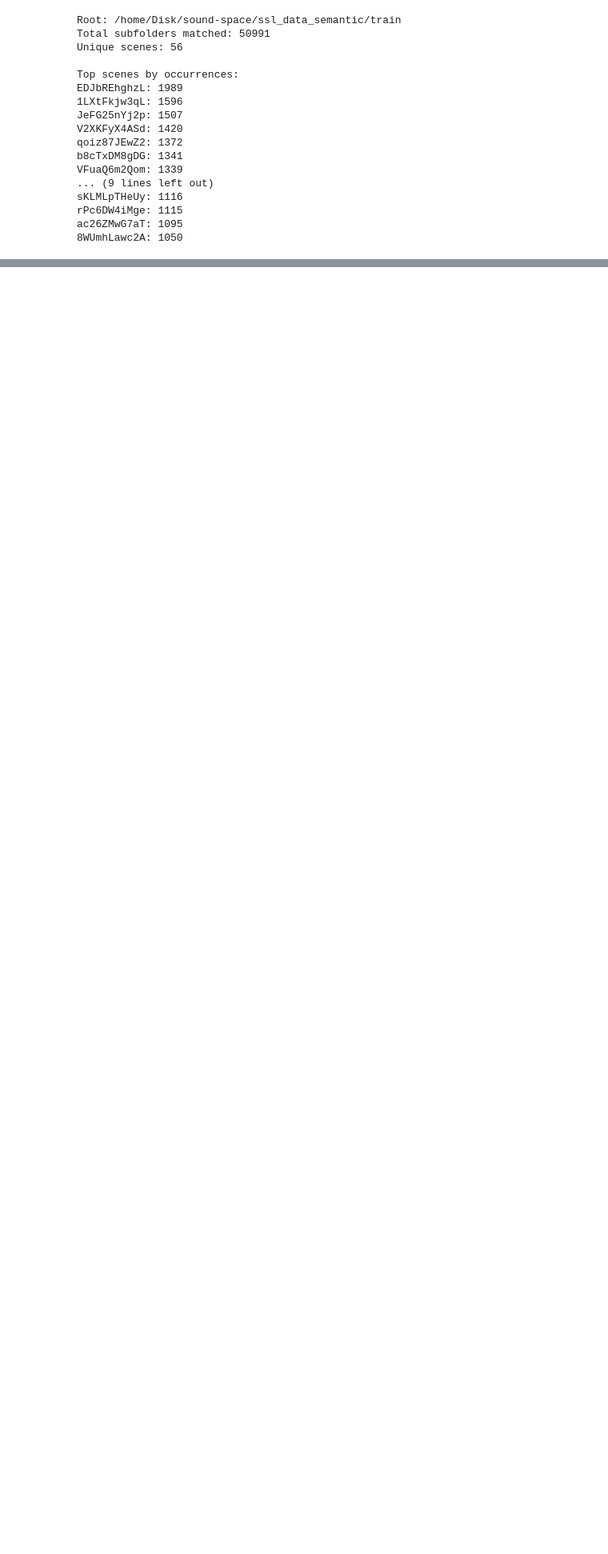
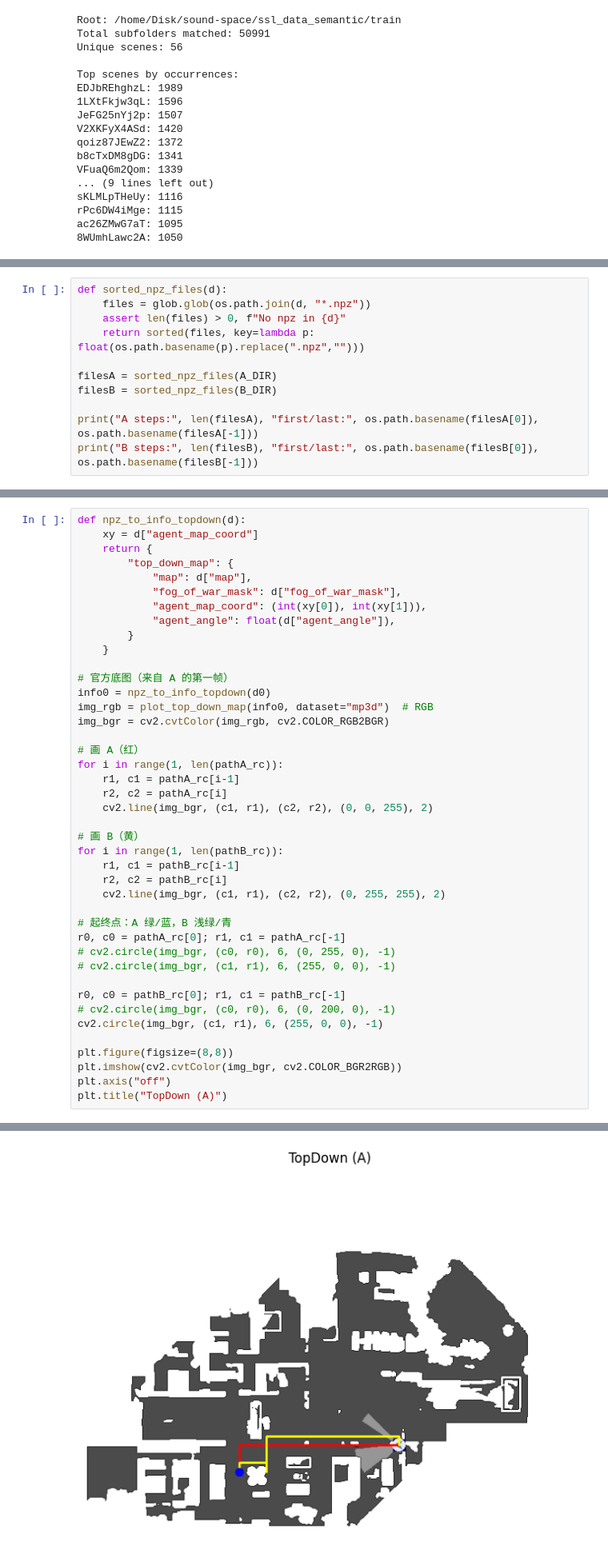
Before and after one commit to yizhuoyang/ss_nav, a Jupyter notebook: test_sim.ipynb, the cells around one changed output, grey strips where cells are left out. Shown at 80% size. Drawn from its saved outputs; the diff is of its cells as text; blank space fills up the shorter version.

```diff
--- a/test_sim.ipynb
+++ b/test_sim.ipynb
@@ -121,0 +336,11 @@ ac26ZMwG7aT: 1095
+# %%
+def sorted_npz_files(d):
+    files = glob.glob(os.path.join(d, "*.npz"))
+    assert len(files) > 0, f"No npz in {d}"
+    return sorted(files, key=lambda p: float(os.path.basename(p).replace(".npz","")))
+
+filesA = sorted_npz_files(A_DIR)
+filesB = sorted_npz_files(B_DIR)
+
+print("A steps:", len(filesA), "first/last:", os.path.basename(filesA[0]), os.path.basename(filesA[-1]))
+print("B steps:", len(filesB), "first/last:", os.path.basename(filesB[0]), os.path.basename(filesB[-1]))
@@ -121,0 +426,43 @@ ac26ZMwG7aT: 1095
+# %%
+def npz_to_info_topdown(d):
+    xy = d["agent_map_coord"]
+    return {
+        "top_down_map": {
+            "map": d["map"],
+            "fog_of_war_mask": d["fog_of_war_mask"],
+            "agent_map_coord": (int(xy[0]), int(xy[1])),
+            "agent_angle": float(d["agent_angle"]),
+        }
+    }
+
+# 官方底图（来自 A 的第一帧）
+info0 = npz_to_info_topdown(d0)
+img_rgb = plot_top_down_map(info0, dataset="mp3d")  # RGB
+img_bgr = cv2.cvtColor(img_rgb, cv2.COLOR_RGB2BGR)
+
+# 画 A（红）
+for i in range(1, len(pathA_rc)):
+    r1, c1 = pathA_rc[i-1]
+    r2, c2 = pathA_rc[i]
+    cv2.line(img_bgr, (c1, r1), (c2, r2), (0, 0, 255), 2)
+
+# 画 B（黄）
+for i in range(1, len(pathB_rc)):
+    r1, c1 = pathB_rc[i-1]
+    r2, c2 = pathB_rc[i]
+    cv2.line(img_bgr, (c1, r1), (c2, r2), (0, 255, 255), 2)
+
+# 起终点：A 绿/蓝，B 浅绿/青
+r0, c0 = pathA_rc[0]; r1, c1 = pathA_rc[-1]
+# cv2.circle(img_bgr, (c0, r0), 6, (0, 255, 0), -1)
+# cv2.circle(img_bgr, (c1, r1), 6, (255, 0, 0), -1)
+
+r0, c0 = pathB_rc[0]; r1, c1 = pathB_rc[-1]
+# cv2.circle(img_bgr, (c0, r0), 6, (0, 200, 0), -1)
+cv2.circle(img_bgr, (c1, r1), 6, (255, 0, 0), -1)
+
+plt.figure(figsize=(8,8))
+plt.imshow(cv2.cvtColor(img_bgr, cv2.COLOR_BGR2RGB))
+plt.axis("off")
+plt.title("TopDown (A)")
+# %% [output]
@@ -121,0 +471 @@ ac26ZMwG7aT: 1095
+[figure, added]
```
Also changed, not shown: parts of 13 cells of this notebook, 10 other files.
